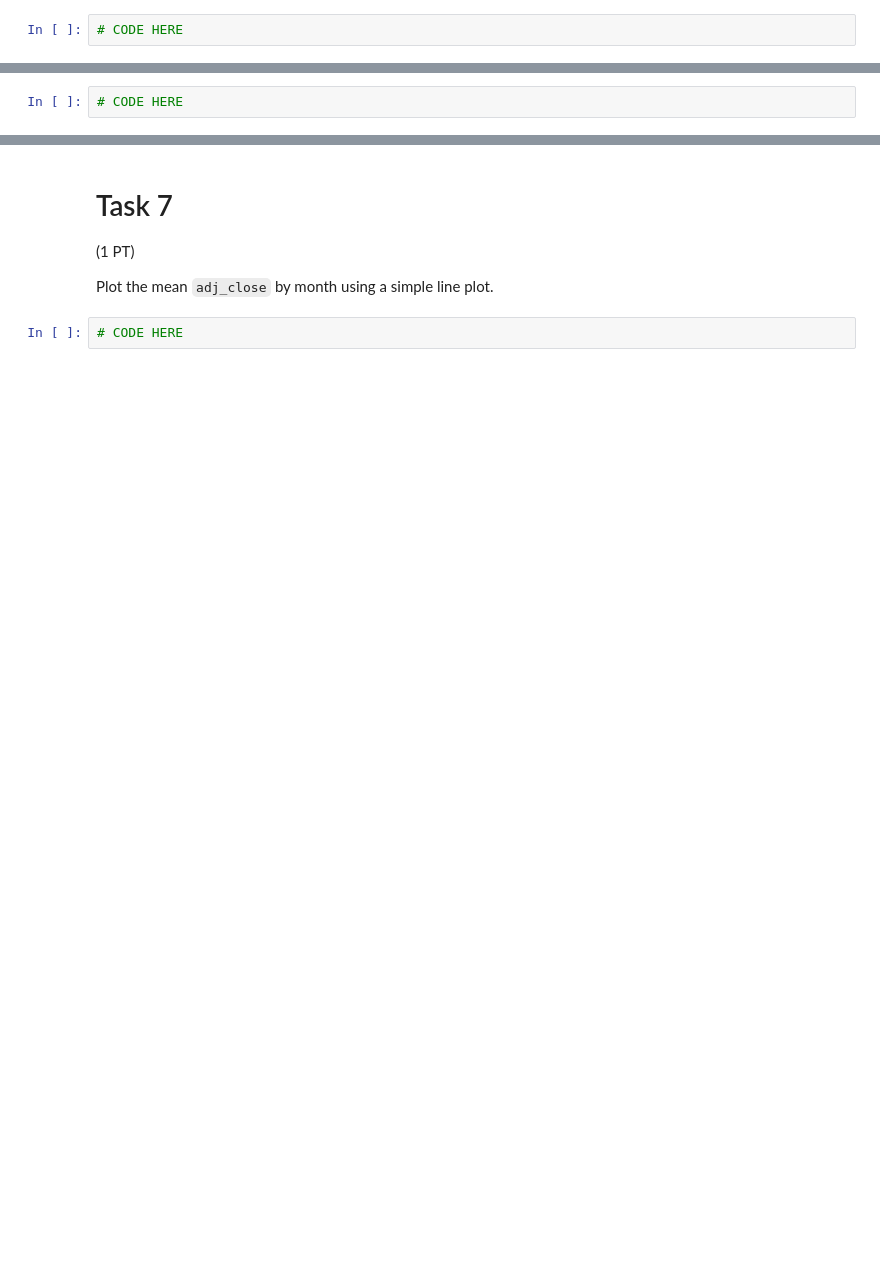
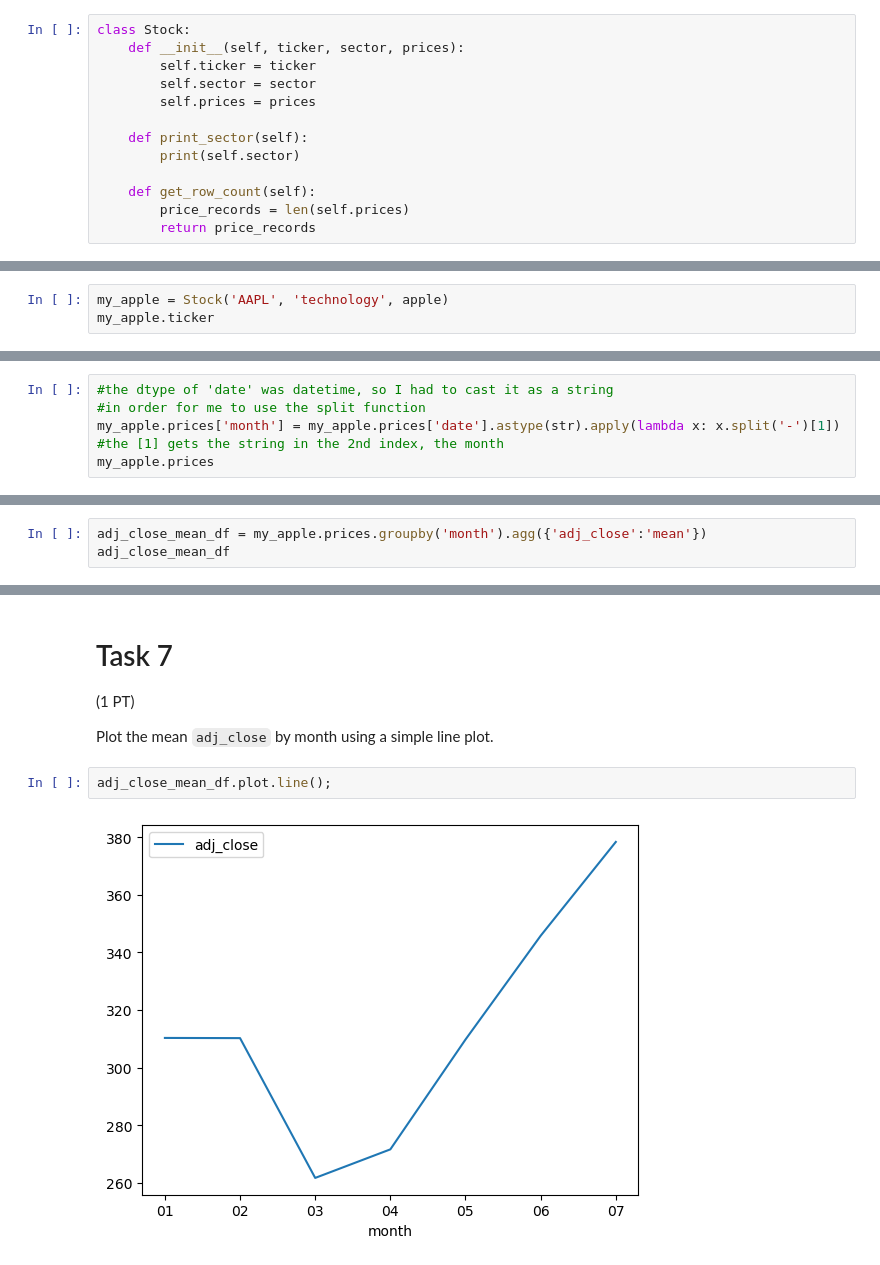
Before and after one commit to ontoligent/DS5100-activities, a Jupyter notebook: hw/M07/M07-HW-2-1.ipynb, the cells around one changed output, grey strips where cells are left out. Saved outputs shown, nothing was run; the diff lists cells and outputs as text; blank space fills up the shorter version.

```diff
--- a/hw/M07/M07-HW-2-1.ipynb
+++ b/hw/M07/M07-HW-2-1.ipynb
@@ -66,7 +81,18 @@ Define a class with these features:
 - `get_row_count` to count the number of rows in the price dataframe. Set an attribute "price_records" equal to this count.
 -`__init__` to build objects. Initialize with the three attribute values passed to the constructor.
 # %%
-# CODE HERE
+class Stock:
+    def __init__(self, ticker, sector, prices):
+        self.ticker = ticker
+        self.sector = sector
+        self.prices = prices
+
+    def print_sector(self):
+        print(self.sector)
+
+    def get_row_count(self):
+        price_records = len(self.prices)
+        return price_records
 # %% [markdown]
 # Task 2
 
@@ -79,4 +105,5 @@ Create an instance of your class with the these initial values:
 
 Then Use the dot operator to print the stock's ticker.
 # %%
-# CODE HERE
+my_apple = Stock('AAPL', 'technology', apple)
+my_apple.ticker
@@ -110,0 +143,5 @@ Hint: You can use `.apply()` with a lambda function to split the month string an
+# %%
+#the dtype of 'date' was datetime, so I had to cast it as a string
+#in order for me to use the split function
+my_apple.prices['month'] = my_apple.prices['date'].astype(str).apply(lambda x: x.split('-')[1]) #the [1] gets the string in the 2nd index, the month
+my_apple.prices
@@ -121,0 +168,3 @@ Use `.groupby()` to compute the mean `adj_close` by month. Save your result is a
+# %%
+adj_close_mean_df = my_apple.prices.groupby('month').agg({'adj_close':'mean'})
+adj_close_mean_df
@@ -126,4 +185,6 @@ Use `.groupby()` to compute the mean `adj_close` by month. Save your result is a
 
 Plot the mean `adj_close` by month using a simple line plot.
 # %%
-# CODE HERE
+adj_close_mean_df.plot.line();
+# %% [output]
+[figure, added]
```
Also changed, not shown: parts of 10 cells of this notebook.
